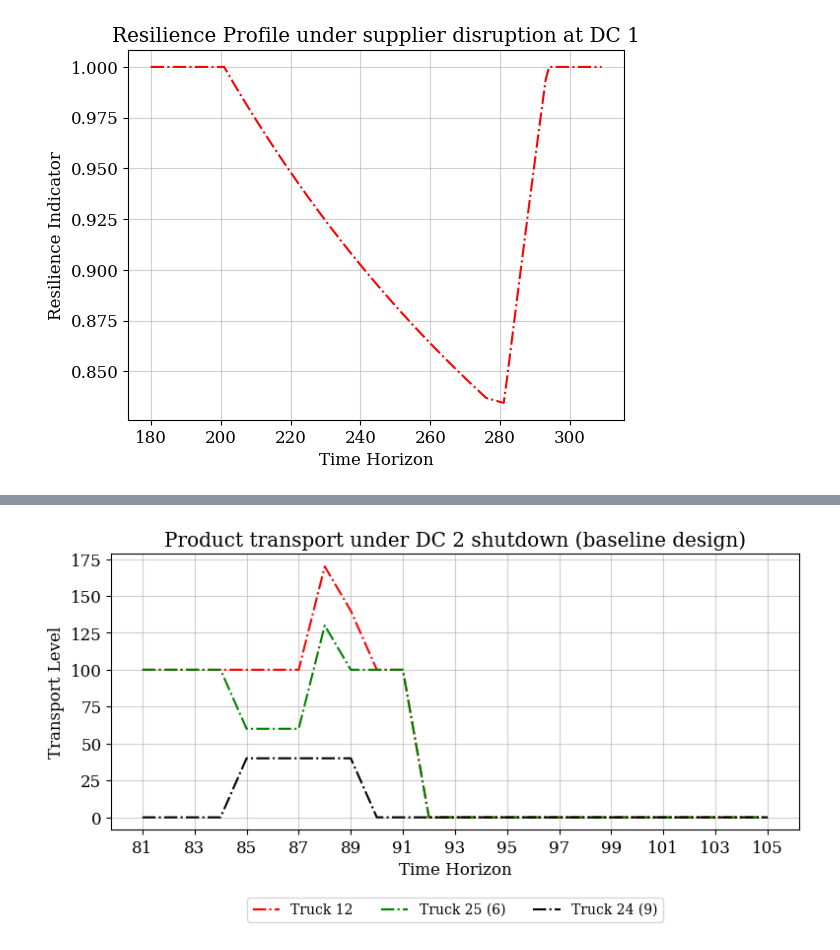
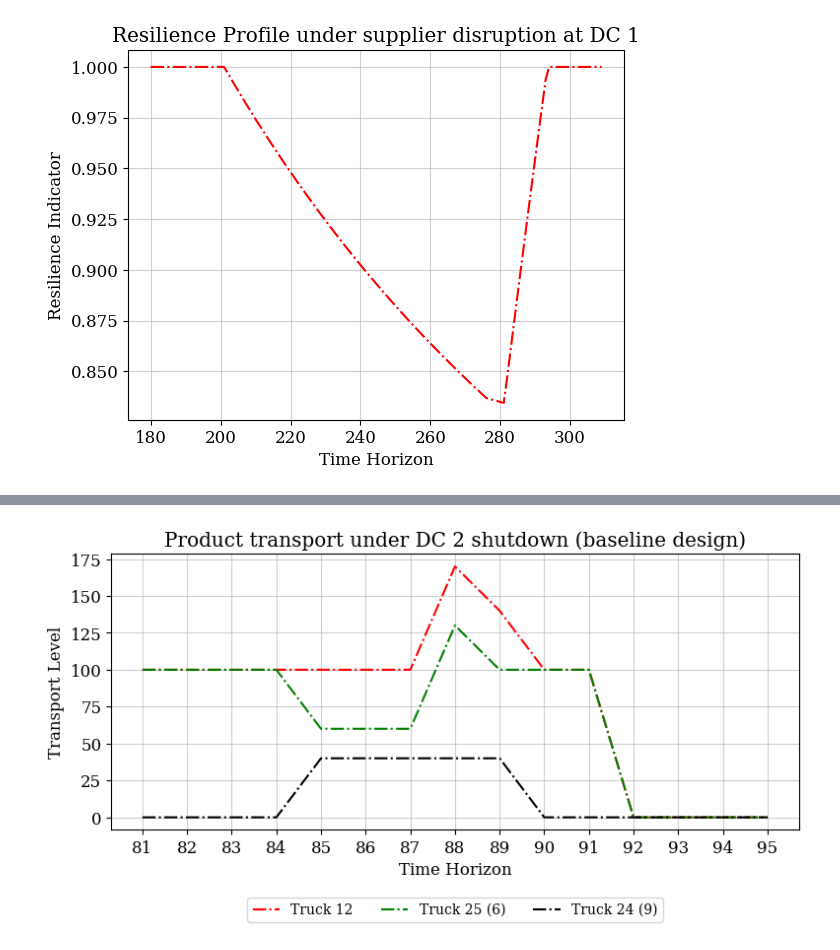
Before and after one commit to shivamvedant/energiapy, a Jupyter notebook: docs/notebooks/supply chain/IRF manuscript/readControl_HPRC.ipynb, the cells around one changed output, grey strips where cells are left out. Drawn from its saved outputs; the diff is of its cells as text; code cells hidden in the pictures.

```diff
--- a/docs/notebooks/supply chain/IRF manuscript/readControl_HPRC.ipynb
+++ b/docs/notebooks/supply chain/IRF manuscript/readControl_HPRC.ipynb
@@ -2160,7 +2160,7 @@ fig, ax = plt.subplots()
 
 # Plot data from the first dataset
 start=180
-end = start+120
+end = start+130
 
 focal_results_1 = cl_step2_res1_ncl_des_load_results
 
@@ -2236,7 +2236,7 @@ rc('text', usetex=False)
 fig, ax = plt.subplots()
 
 # Plot data from the first dataset
-start=85
+start=80
 end = start+25
 
 focal_results_1 = ncl_load_results
@@ -2279,7 +2279,7 @@ rc('text', usetex=False)
 fig, ax = plt.subplots()
 
 # Plot data from the first dataset
-start=85
+start=80
 end = start+25
 
 focal_results_1 = ncl_load_results
@@ -2299,7 +2299,7 @@ ax.set_ylabel('Accumulated Backorder')
 ax.set_title('Product transport under demand variability')
 ax.legend()
 ax.plot(linewidth=0.5)
-ax.set_xticks(range(start, end, 20))
+ax.set_xticks(range(start, end, 2))
 plt.grid(alpha=0.6)
 plt.rcdefaults()
 # plt.savefig(fname = 'MPC_logistics', dpi = 300)
@@ -2315,7 +2315,7 @@ fig, ax = plt.subplots(figsize=(9,5))
 
 # Plot data from the first dataset
 start = 80
-end = start + 25
+end = start + 15
 
 focal_results_1 = ncl_load_results
 
@@ -2341,32 +2341,43 @@ ax.plot(
     [value for key, value in focal_results_1.output['Exp'].items()
      if key[0] == f'loc{a}' and key[1] == f'loc{b}' and key[2] == f'truck{a}{b}' and key[3] == f'com1_loc{a}_out'][start:end],
     label=f"Truck {a}{b} ({load_travel_time_dict[f'loc{a}', f'loc{b}'][f'truck{a}{b}']})",
     color='black',
     linestyle='-.'
 )
 
+# a = 6
+# b = 4
+# ax.plot(
+#     range(start+1, end+1),
+#     [value for key, value in focal_results_1.output['Exp'].items()
+#      if key[0] == f'loc{a}' and key[1] == f'loc{b}' and key[2] == f'truck{a}{b}' and key[3] == f'com1_loc{a}_out'][start:end],
+#     label=f"Truck {a}{b} ({load_travel_time_dict[f'loc{a}', f'loc{b}'][f'truck{a}{b}']})",
+#     color='cyan',
+#     linestyle='-.'
+# )
+
 # Customize the plot
 ax.set_xlabel('Time Horizon')
 ax.set_ylabel('Transport Level')
 ax.set_title('Product transport under DC 2 shutdown (baseline design)')
-ax.set_xticks(range(start+1, end+1, 2))
+ax.set_xticks(range(start+1, end+1, 1))
 ax.grid(alpha=0.6)
 
 # Leave room under the axes for the legend
 fig.subplots_adjust(bottom=0.32)
 
 # Put legend strictly below this single axes
 ax.legend(
     loc='upper center',
     bbox_to_anchor=(0.5, -0.22),
     ncol=3,
     frameon=True,
     fontsize=10
 )
 
 # Save without cropping the outside legend
 # plt.savefig('MPC_logistics_baseline_ncl_des.png', dpi=300, bbox_inches='tight')
 plt.rcdefaults()
 plt.show()
 # %% [output]
-[figure, old version]
+[figure, new version]
```
Also changed, not shown: parts of 4 cells of this notebook, 1 other file.
